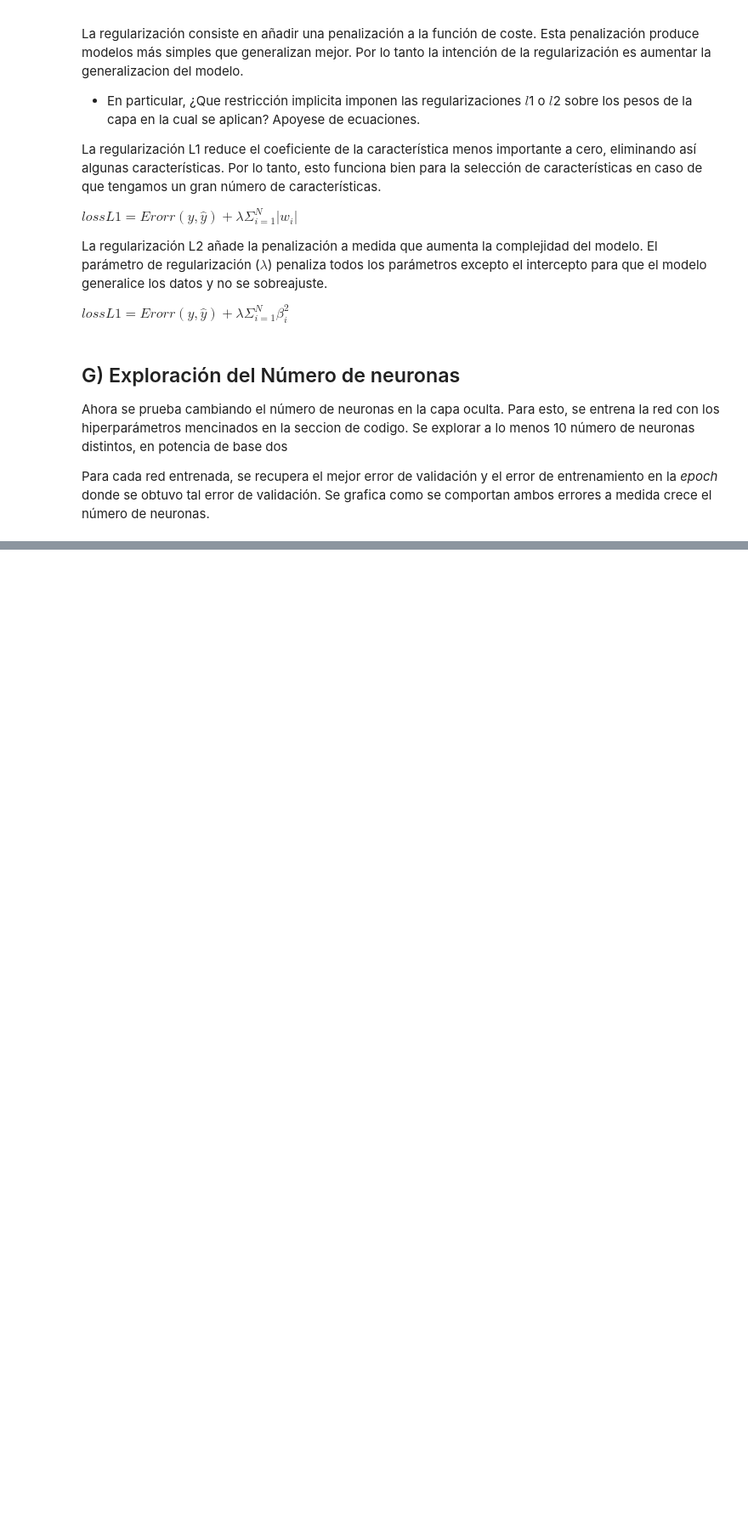
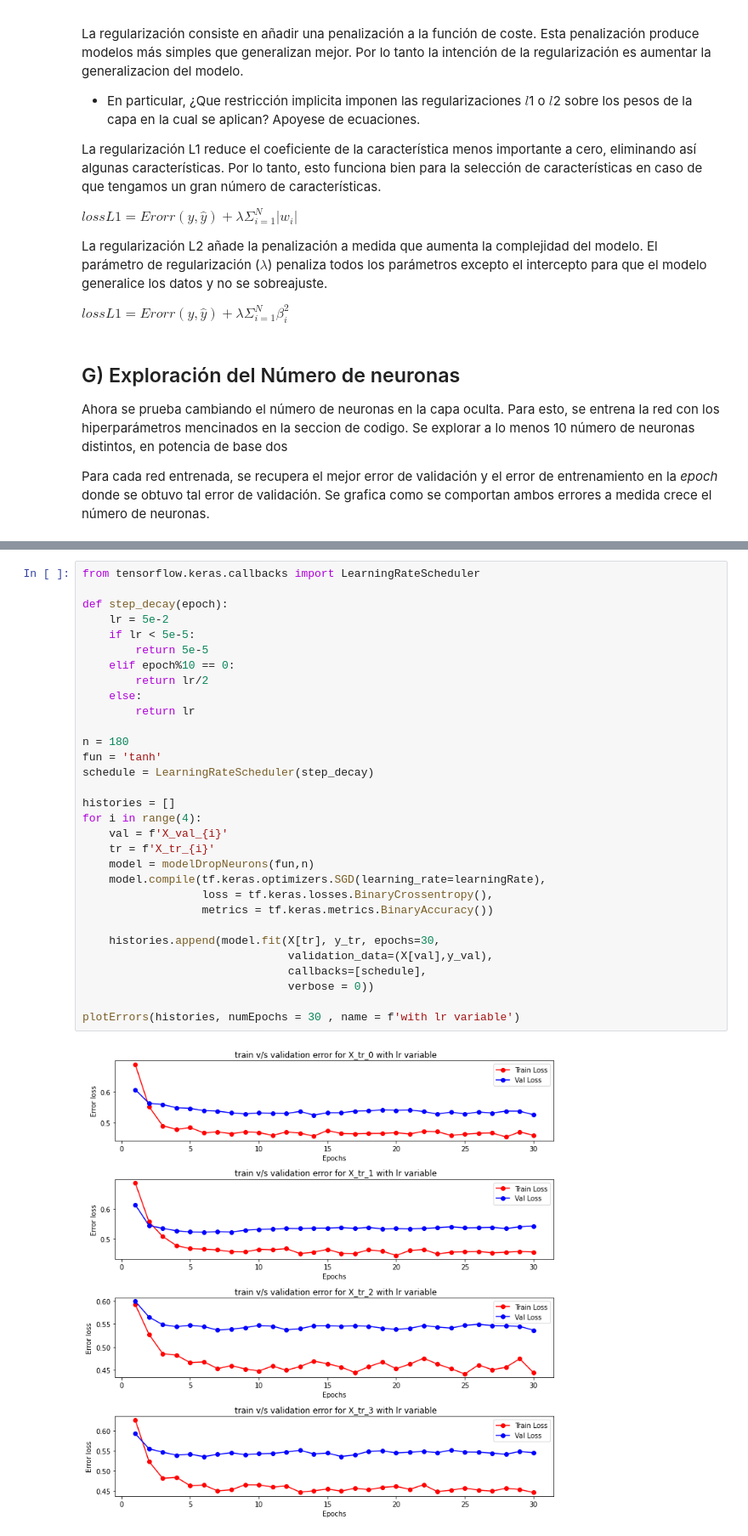
Before and after one commit to yeriel/Latin_accent_classifications, a Jupyter notebook: Tarea_Guiada_1.ipynb, the cells around one changed output, grey strips where cells are left out. Shown at 85% size. Cells and saved outputs as stored; diff of their text form; blank space fills up the shorter version.

```diff
--- a/Tarea_Guiada_1.ipynb
+++ b/Tarea_Guiada_1.ipynb
@@ -737,0 +802,33 @@ Comentar graficos
+# %%
+from tensorflow.keras.callbacks import LearningRateScheduler
+
+def step_decay(epoch):
+    lr = 5e-2
+    if lr < 5e-5:
+        return 5e-5
+    elif epoch%10 == 0:
+        return lr/2
+    else:
+        return lr
+
+n = 180
+fun = 'tanh'
+schedule = LearningRateScheduler(step_decay)
+
+histories = []
+for i in range(4):
+    val = f'X_val_{i}'
+    tr = f'X_tr_{i}'
+    model = modelDropNeurons(fun,n)
+    model.compile(tf.keras.optimizers.SGD(learning_rate=learningRate),
+                  loss = tf.keras.losses.BinaryCrossentropy(),
+                  metrics = tf.keras.metrics.BinaryAccuracy())
+
+    histories.append(model.fit(X[tr], y_tr, epochs=30,
+                               validation_data=(X[val],y_val),
+                               callbacks=[schedule],
+                               verbose = 0))
+
+plotErrors(histories, numEpochs = 30 , name = f'with lr variable')
+# %% [output]
+[figure, added]
```
Also changed, not shown: parts of 29 cells of this notebook.
